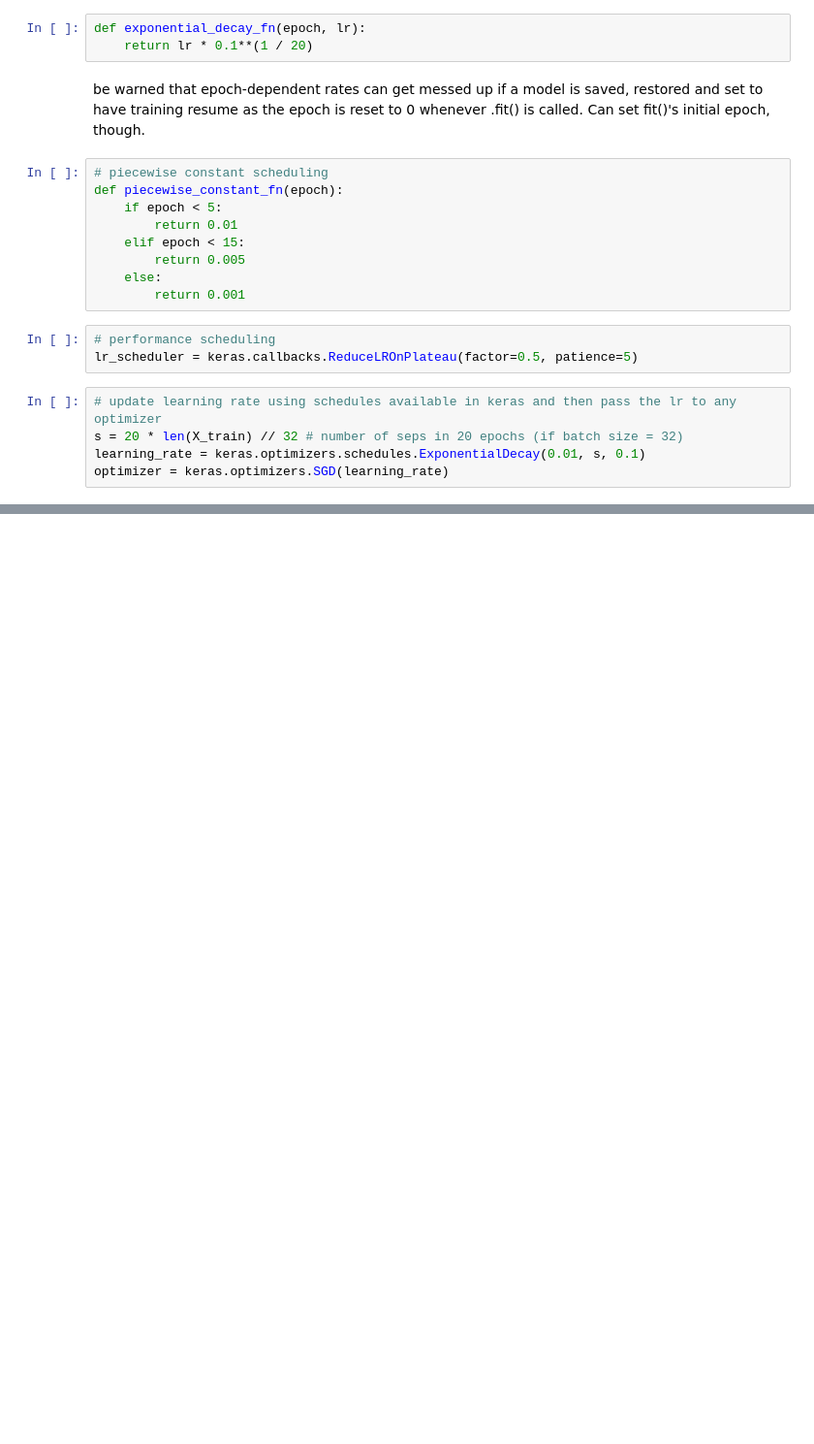
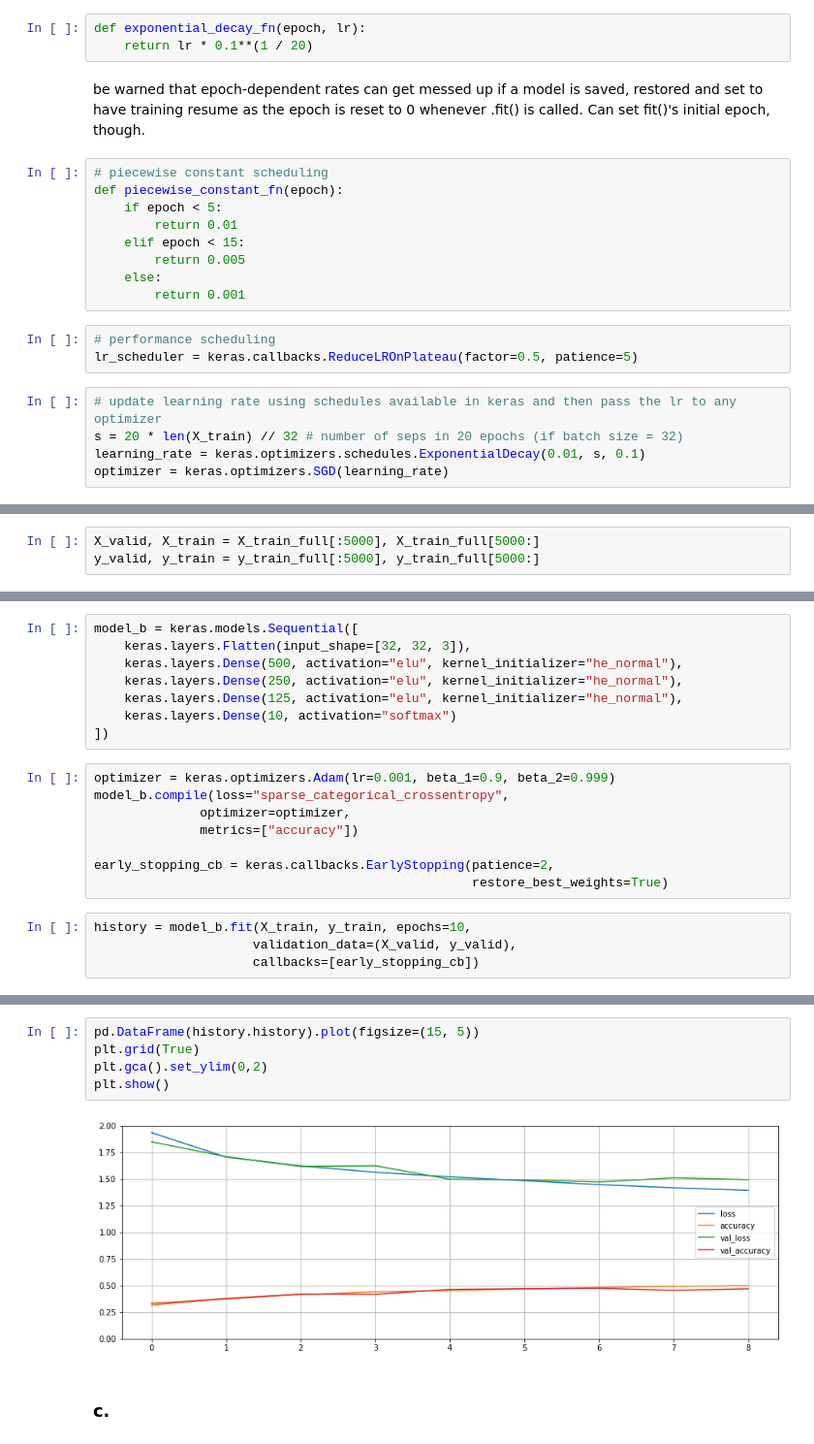
Before and after one commit to efiegel/ml-geron, a Jupyter notebook: Chapter_11_Training_Deep_Neural_Networks.ipynb, the cells around one changed output, grey strips where cells are left out. Shown at 97% size. Cells and saved outputs as stored; diff of their text form; blank space fills up the shorter version.

```diff
--- a/Chapter_11_Training_Deep_Neural_Networks.ipynb
+++ b/Chapter_11_Training_Deep_Neural_Networks.ipynb
@@ -346,0 +513,3 @@ optimizer = keras.optimizers.SGD(learning_rate)
+# %%
+X_valid, X_train = X_train_full[:5000], X_train_full[5000:]
+y_valid, y_train = y_train_full[:5000], y_train_full[5000:]
@@ -346,0 +574,20 @@ optimizer = keras.optimizers.SGD(learning_rate)
+# %%
+model_b = keras.models.Sequential([
+    keras.layers.Flatten(input_shape=[32, 32, 3]),
+    keras.layers.Dense(500, activation="elu", kernel_initializer="he_normal"),
+    keras.layers.Dense(250, activation="elu", kernel_initializer="he_normal"),
+    keras.layers.Dense(125, activation="elu", kernel_initializer="he_normal"),
+    keras.layers.Dense(10, activation="softmax")
+])
+# %%
+optimizer = keras.optimizers.Adam(lr=0.001, beta_1=0.9, beta_2=0.999)
+model_b.compile(loss="sparse_categorical_crossentropy",
+              optimizer=optimizer,
+              metrics=["accuracy"])
+
+early_stopping_cb = keras.callbacks.EarlyStopping(patience=2,
+                                                  restore_best_weights=True)
+# %%
+history = model_b.fit(X_train, y_train, epochs=10,
+                     validation_data=(X_valid, y_valid),
+                     callbacks=[early_stopping_cb])
@@ -346,0 +613,9 @@ optimizer = keras.optimizers.SGD(learning_rate)
+# %%
+pd.DataFrame(history.history).plot(figsize=(15, 5))
+plt.grid(True)
+plt.gca().set_ylim(0,2)
+plt.show()
+# %% [output]
+[figure, added]
+# %% [markdown]
+### c.
```
Also changed, not shown: parts of 49 cells of this notebook.
